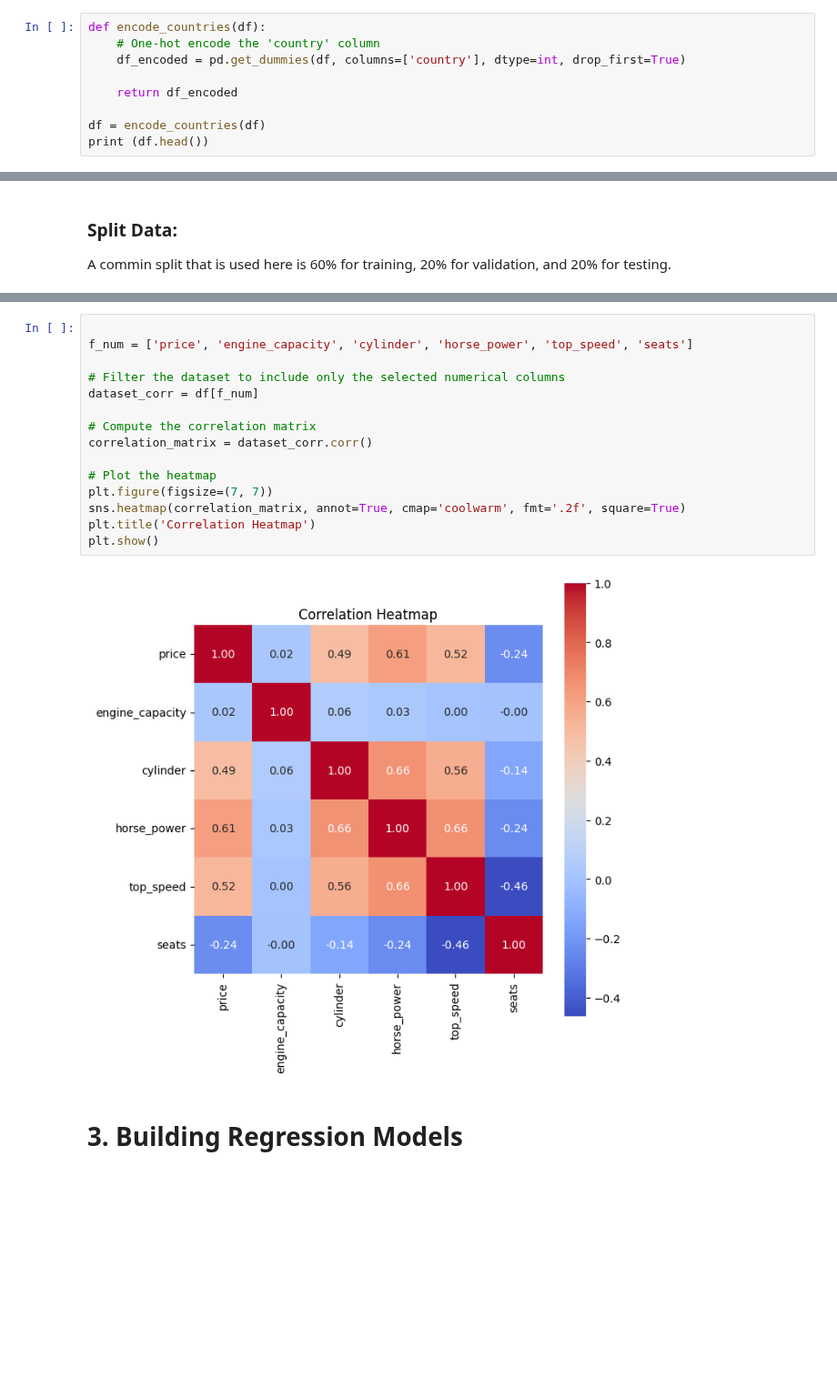
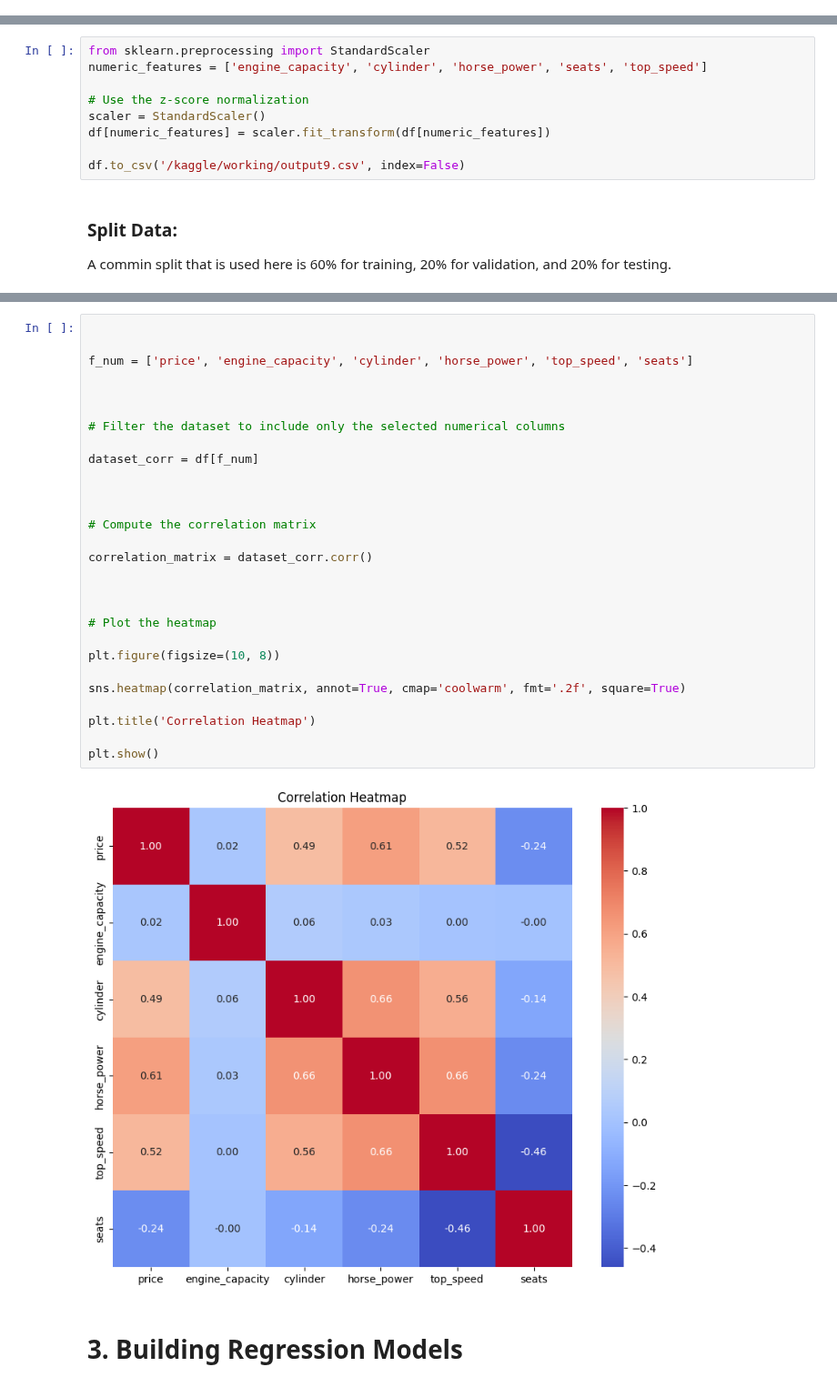
Before and after one commit to SarahYousefH/MachineLearningAssignment2, a Jupyter notebook: machine-learning-regression-assignment.ipynb, the cells around one changed output, grey strips where cells are left out. Shown at 91% size. Cells and saved outputs as stored; diff of their text form; blank space fills up the shorter version.

Commit message:
Kaggle Notebook | notebook6326d9238a | Version 2

```diff
--- a/machine-learning-regression-assignment.ipynb
+++ b/machine-learning-regression-assignment.ipynb
@@ -385,9 +669,0 @@ print (len(df))
-# %%
-def encode_countries(df):
-    # One-hot encode the 'country' column
-    df_encoded = pd.get_dummies(df, columns=['country'], dtype=int, drop_first=True)
-
-    return df_encoded
-
-df = encode_countries(df)
-print (df.head())
@@ -457,3 +674,12 @@ def encode_brand(train_df):
+# %%
+from sklearn.preprocessing import StandardScaler
+numeric_features = ['engine_capacity', 'cylinder', 'horse_power', 'seats', 'top_speed']
+
+# Use the z-score normalization
+scaler = StandardScaler()
+df[numeric_features] = scaler.fit_transform(df[numeric_features])
+
+df.to_csv('/kaggle/working/output9.csv', index=False)
 # %% [markdown]
 ### Split Data:
 
@@ -494,20 +731,33 @@ train_data.to_csv('/kaggle/working/outputf.csv', index=False)
 # %%
+
 
 f_num = ['price', 'engine_capacity', 'cylinder', 'horse_power', 'top_speed', 'seats']
 
+
+
 # Filter the dataset to include only the selected numerical columns
+
 dataset_corr = df[f_num]
 
+
+
 # Compute the correlation matrix
+
 correlation_matrix = dataset_corr.corr()
 
+
+
 # Plot the heatmap
-plt.figure(figsize=(7, 7))
+
+plt.figure(figsize=(10, 8))
+
 sns.heatmap(correlation_matrix, annot=True, cmap='coolwarm', fmt='.2f', square=True)
+
 plt.title('Correlation Heatmap')
+
 plt.show()
 # %% [output]
-[figure, old version]
+[figure, new version]
 # %% [markdown]
 # 3. Building Regression Models
 # %% [markdown]
```
Also changed, not shown: parts of 57 cells of this notebook.
